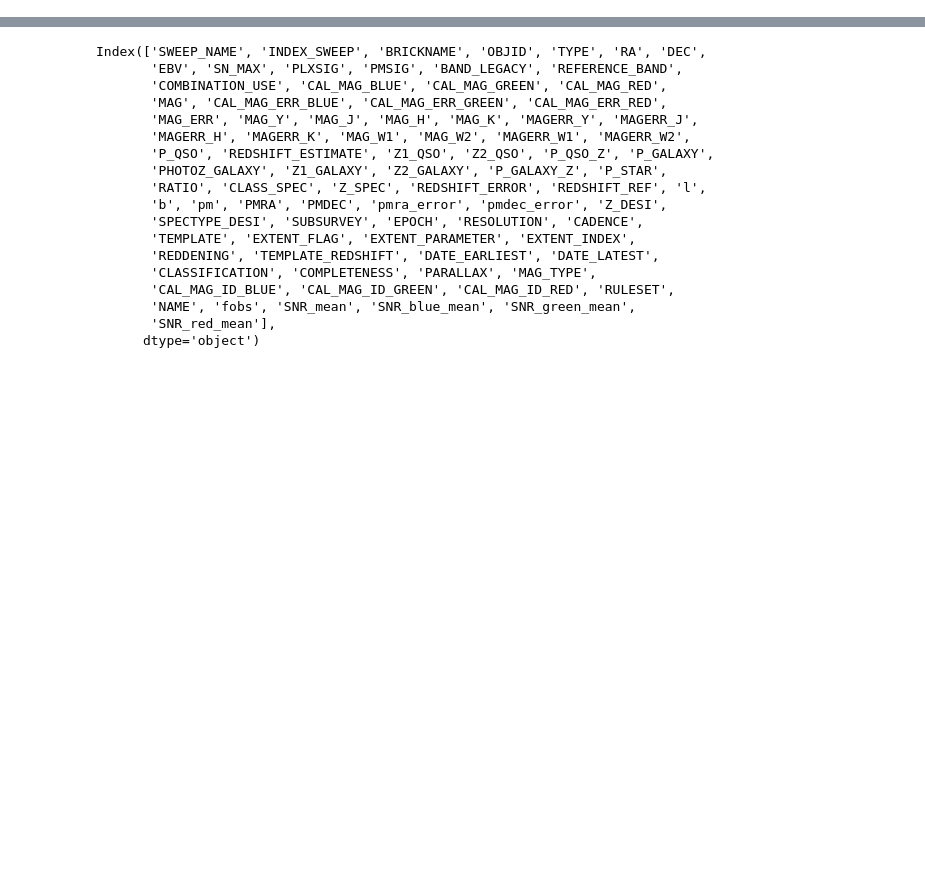
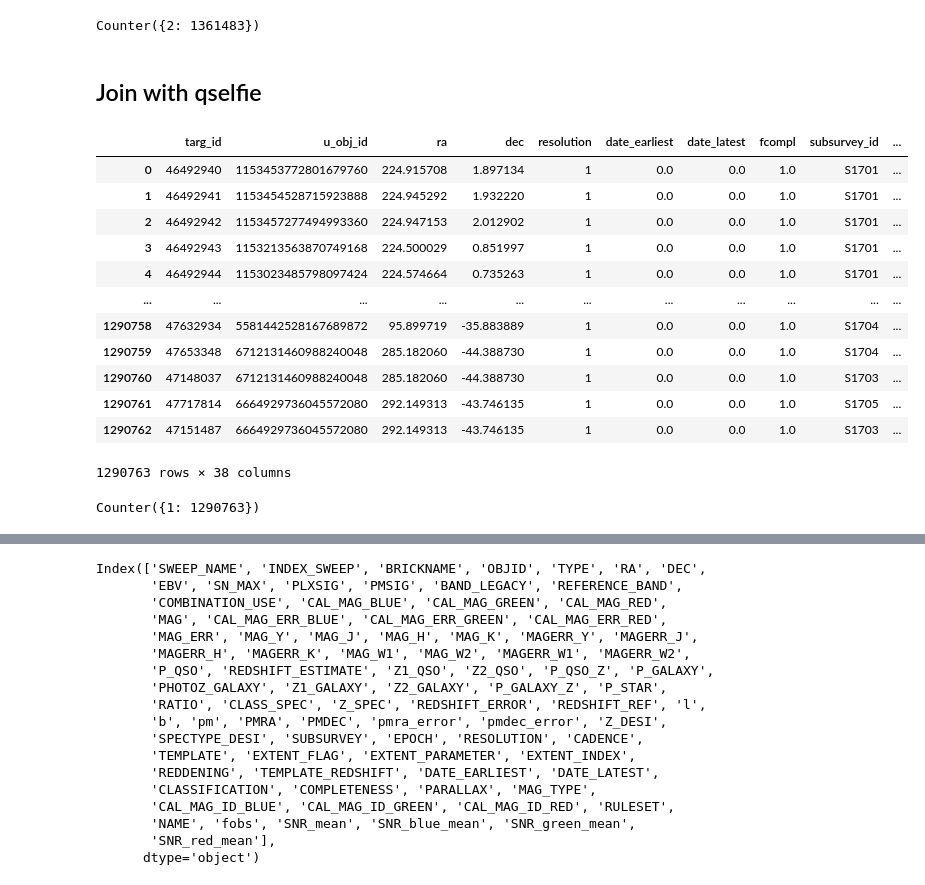
Before and after one commit to NicoGalvarino/simpaqs, a Jupyter notebook: prep_cat_for_SIMPAQS.ipynb, the cells around one changed output, grey strips where cells are left out. Cells and saved outputs as stored; diff of their text form; code cells hidden in the pictures; blank space fills up the shorter version.

Commit message:
join qselfie with catalog

```diff
--- a/prep_cat_for_SIMPAQS.ipynb
+++ b/prep_cat_for_SIMPAQS.ipynb
@@ -171,0 +38,27 @@ cat.shape
+# %%
+Counter(cat['RESOLUTION'])
+# %% [output]
+Counter({2: 1361483})
+# %% [markdown]
+## Join with qselfie
+# %%
+qselfie = pandas_from_fits('/data2/home2/nguerrav/Catalogues/cat_april15/qselfie_run1_targets_s17_sim682.fits')
+qselfie
+# %% [output]
+|  | targ_id | u_obj_id | ra | dec | resolution | date_earliest | date_latest | fcompl | subsurvey_id | ... |
+| 0 | 46492940 | 1153453772801679760 | 224.915708 | 1.897134 | 1 | 0.0 | 0.0 | 1.0 | S1701 | ... |
+| 1 | 46492941 | 1153454528715923888 | 224.945292 | 1.932220 | 1 | 0.0 | 0.0 | 1.0 | S1701 | ... |
+| 2 | 46492942 | 1153457277494993360 | 224.947153 | 2.012902 | 1 | 0.0 | 0.0 | 1.0 | S1701 | ... |
+| 3 | 46492943 | 1153213563870749168 | 224.500029 | 0.851997 | 1 | 0.0 | 0.0 | 1.0 | S1701 | ... |
+| 4 | 46492944 | 1153023485798097424 | 224.574664 | 0.735263 | 1 | 0.0 | 0.0 | 1.0 | S1701 | ... |
+| ... | ... | ... | ... | ... | ... | ... | ... | ... | ... | ... |
+| 1290758 | 47632934 | 5581442528167689872 | 95.899719 | -35.883889 | 1 | 0.0 | 0.0 | 1.0 | S1704 | ... |
+| 1290759 | 47653348 | 6712131460988240048 | 285.182060 | -44.388730 | 1 | 0.0 | 0.0 | 1.0 | S1704 | ... |
+| 1290760 | 47148037 | 6712131460988240048 | 285.182060 | -44.388730 | 1 | 0.0 | 0.0 | 1.0 | S1703 | ... |
+| 1290761 | 47717814 | 6664929736045572080 | 292.149313 | -43.746135 | 1 | 0.0 | 0.0 | 1.0 | S1705 | ... |
+| 1290762 | 47151487 | 6664929736045572080 | 292.149313 | -43.746135 | 1 | 0.0 | 0.0 | 1.0 | S1703 | ... |
+1290763 rows × 38 columns
+# %%
+Counter(qselfie['resolution'])
+# %% [output]
+Counter({1: 1290763})
```
Also changed, not shown: parts of 44 cells of this notebook.
